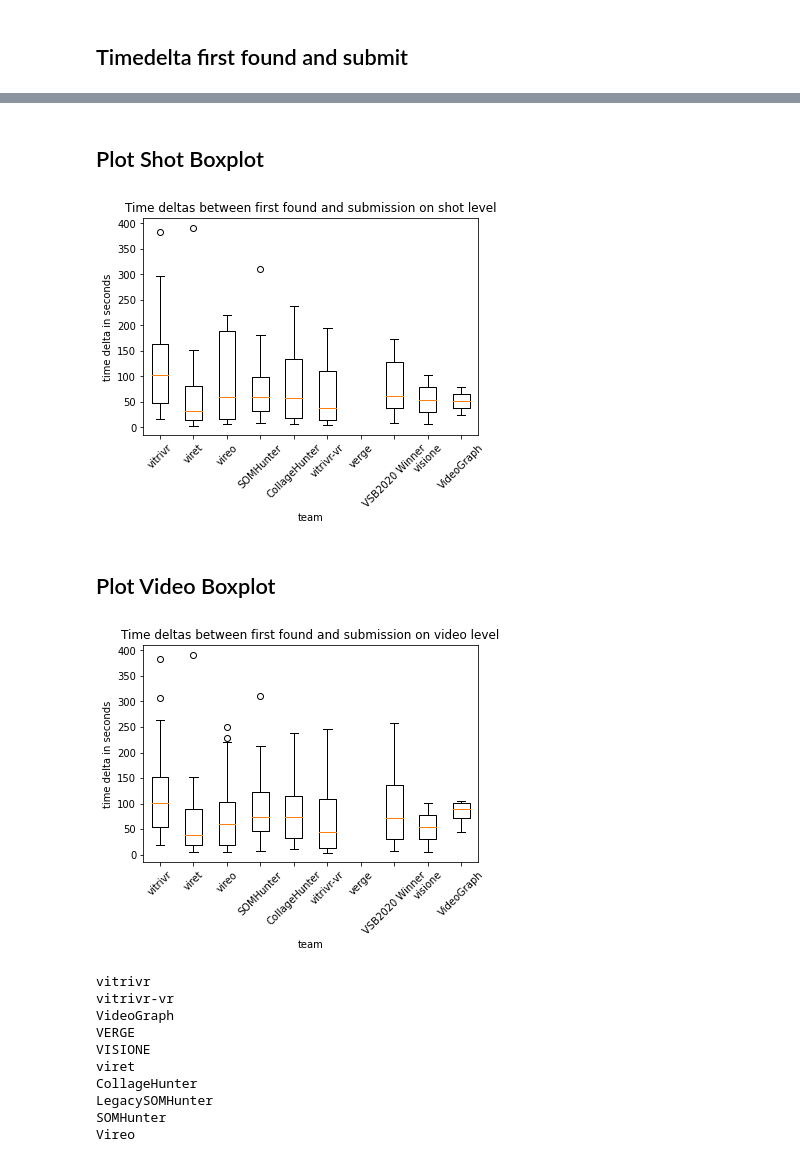
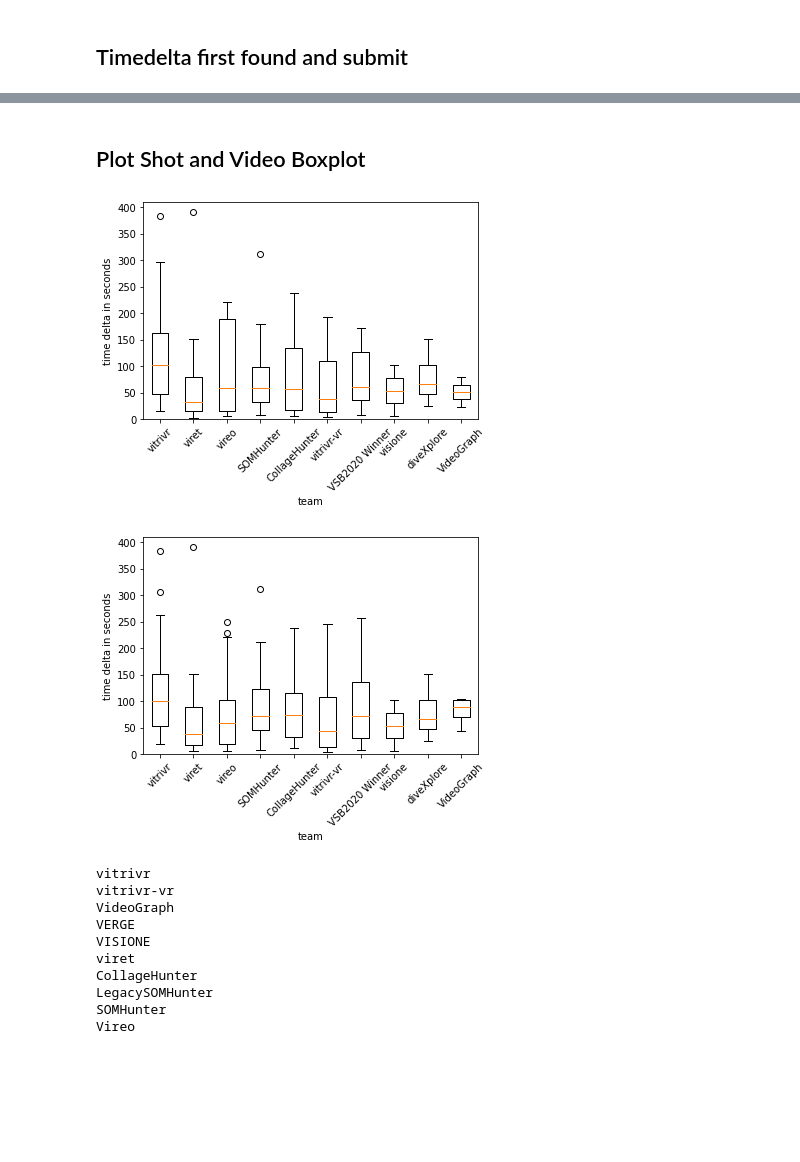
Before and after one commit to vGsteiger/VBS-Analysis, a Jupyter notebook: code/VBSEvaluation.ipynb, the cells around one changed output, grey strips where cells are left out. Saved outputs shown, nothing was run; the diff lists cells and outputs as text; code cells hidden in the pictures; blank space fills up the shorter version.

Commit message:
Updated figures with cutoff

```diff
--- a/code/VBSEvaluation.ipynb
+++ b/code/VBSEvaluation.ipynb
@@ -372,16 +372,16 @@ class Task:
     def get_logged_time(self, logged_time):
         return (logged_time - self.started) / 1000
 
-    def add_new_ranking(self, results, adjusted_logged_time, vitrivr=False, visione=False, somHunter=False, viret=False):
+    def add_new_ranking(self, results, adjusted_logged_time, vitrivr=False, visione=False, somHunter=False, viret=False, diveXplore=False):
         for index, result in enumerate(results):
-            if vitrivr:
+            if vitrivr or diveXplore:
                 videoId = result['item'][2:]
             else:
                 videoId = result['item']
 
             if visione:
                 shotId = result['frame']
-            elif somHunter or viret:
+            elif somHunter or viret or diveXplore:
                 for segment in v3c1_ids_shots[videoId]:
                     if segment.isWithin(int(result['frame'])):
                         shotId = segment.get_segmentId()
@@ -711,6 +712,11 @@ df10 = get_team_values_df(team, rank_zero, '/Volumes/F-A23/')
 df10.to_csv('./csv/Vireo_calc.csv')
 # %% [output]
 b11e55a0-caed-4001-9e03-11b05b38288b
+# %%
+team = 'diveXplore'
+rank_zero = True
+df11 = get_team_values_df(team, rank_zero, '/Volumes/F-A23/')
+df11.to_csv('./csv/diveXplore_calc.csv')
 # %% [markdown]
 ## Create latex from calculations
 
@@ -1229,55 +1275,53 @@ delta_shot_vireo, delta_video_vireo = get_team_deltas(team, '/Volumes/F-A23/')
 # %% [markdown]
-## Plot Shot Boxplot
+## Plot Shot and Video Boxplot
 # %%
 plot_teams = ['vitrivr', 'viret', 'vireo', 'SOMHunter', 'CollageHunter',
-    'vitrivr-vr', 'verge', 'VSB2020 Winner', 'visione', 'VideoGraph']
+    'vitrivr-vr', 'VSB2020 Winner', 'visione', 'diveXplore', 'VideoGraph']
 
 shot_deltas = []
 shot_deltas.append(delta_shot_vitrivr)
 shot_deltas.append(delta_shot_viret)
 shot_deltas.append(delta_shot_vireo)
 shot_deltas.append(delta_shot_som)
 shot_deltas.append(delta_shot_collage_hunter)
 shot_deltas.append(delta_shot_vitrivr_vr)
-shot_deltas.append(delta_shot_verge)
 shot_deltas.append(delta_shot_legacy_som)
 shot_deltas.append(delta_shot_visione)
+shot_deltas.append(delta_shot_diveXplore)
 shot_deltas.append(delta_shot_video_graph)
 
 plt.boxplot(shot_deltas)
 plt.ylabel('time delta in seconds')
 plt.xlabel('team')
-plt.title('Time deltas between first found and submission on shot level')
 plt.xticks([i + 1 for i in range(10)], plot_teams)
 plt.xticks(rotation=45)
+plt.ylim([0,410])
 plt.savefig('figs/delta_shots.pdf', format='pdf', bbox_inches="tight")
+plt.show()
+plot_teams = ['vitrivr', 'viret', 'vireo', 'SOMHunter', 'CollageHunter',
+    'vitrivr-vr', 'VSB2020 Winner', 'visione', 'diveXplore', 'VideoGraph']
+
+video_deltas = []
+video_deltas.append(delta_video_vitrivr)
+video_deltas.append(delta_video_viret)
+video_deltas.append(delta_video_vireo)
+video_deltas.append(delta_video_som)
+video_deltas.append(delta_video_collage_hunter)
+video_deltas.append(delta_video_vitrivr_vr)
+#video_deltas.append(delta_video_verge)
+video_deltas.append(delta_video_legacy_som)
+video_deltas.append(delta_video_visione)
+video_deltas.append(delta_video_diveXplore)
+video_deltas.append(delta_video_video_graph)
+
+plt.boxplot(video_deltas)
+plt.ylabel('time delta in seconds')
+plt.xlabel('team')
+plt.ylim([0,410])
+plt.xticks([i + 1 for i in range(10)], plot_teams)
+plt.xticks(rotation=45)
+plt.savefig('figs/delta_videos.pdf', format='pdf', bbox_inches="tight")
 # %% [output]
-[figure, old version]
+[figure, new version]
+[figure, added]
-# %% [markdown]
-## Plot Video Boxplot
-# %%
-plot_teams = ['vitrivr', 'viret', 'vireo', 'SOMHunter', 'CollageHunter',
-    'vitrivr-vr', 'verge', 'VSB2020 Winner', 'visione', 'VideoGraph']
-
-video_deltas = []
-video_deltas.append(delta_video_vitrivr)
-video_deltas.append(delta_video_viret)
-video_deltas.append(delta_video_vireo)
-video_deltas.append(delta_video_som)
-video_deltas.append(delta_video_collage_hunter)
-video_deltas.append(delta_video_vitrivr_vr)
-video_deltas.append(delta_video_verge)
-video_deltas.append(delta_video_legacy_som)
-video_deltas.append(delta_video_visione)
-video_deltas.append(delta_video_video_graph)
-
-plt.boxplot(video_deltas)
-plt.ylabel('time delta in seconds')
-plt.title('Time deltas between first found and submission on video level')
-plt.xlabel('team')
-plt.xticks([i + 1 for i in range(10)], plot_teams)
-plt.xticks(rotation=45)
-plt.savefig('figs/delta_videos.pdf', format='pdf', bbox_inches="tight")
-# %% [output]
-[figure, removed]
 # %%
```
Also changed, not shown: parts of 24 cells of this notebook, 15 other files.
